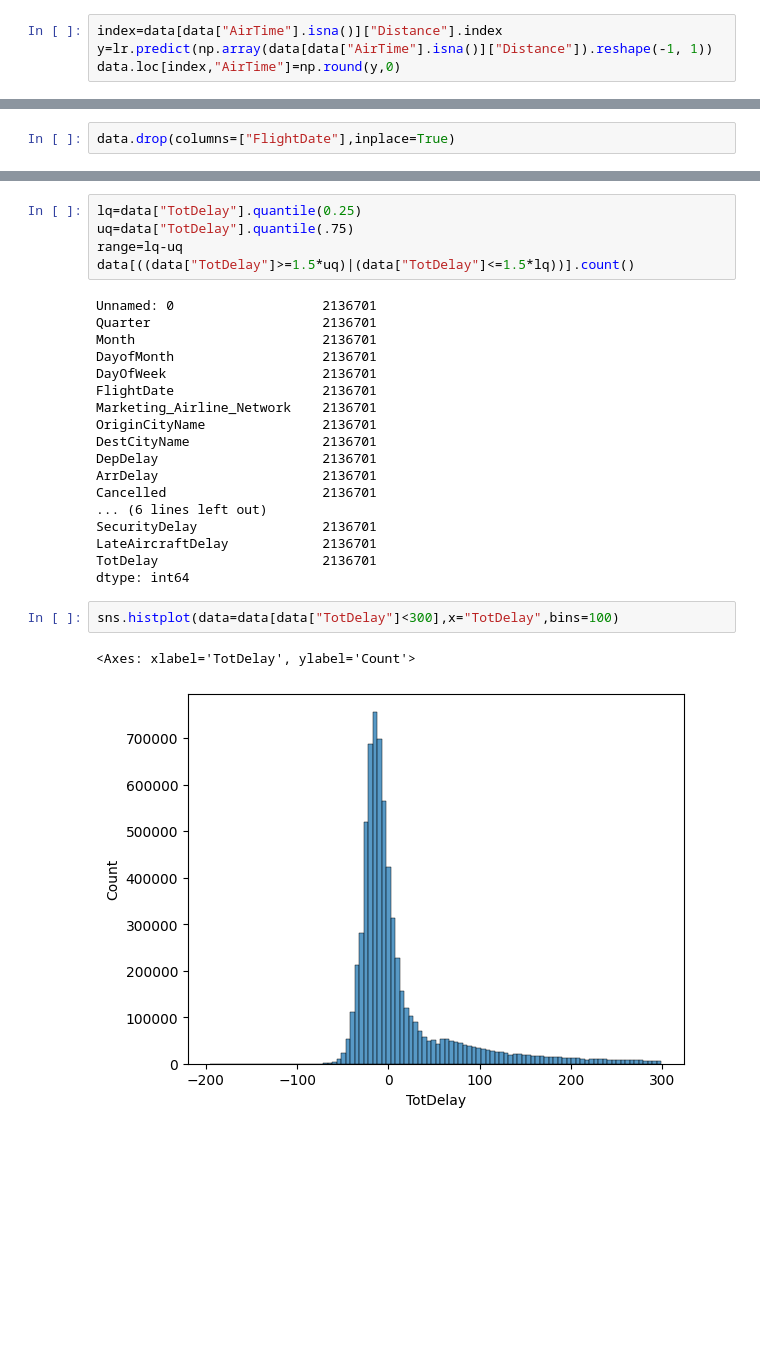
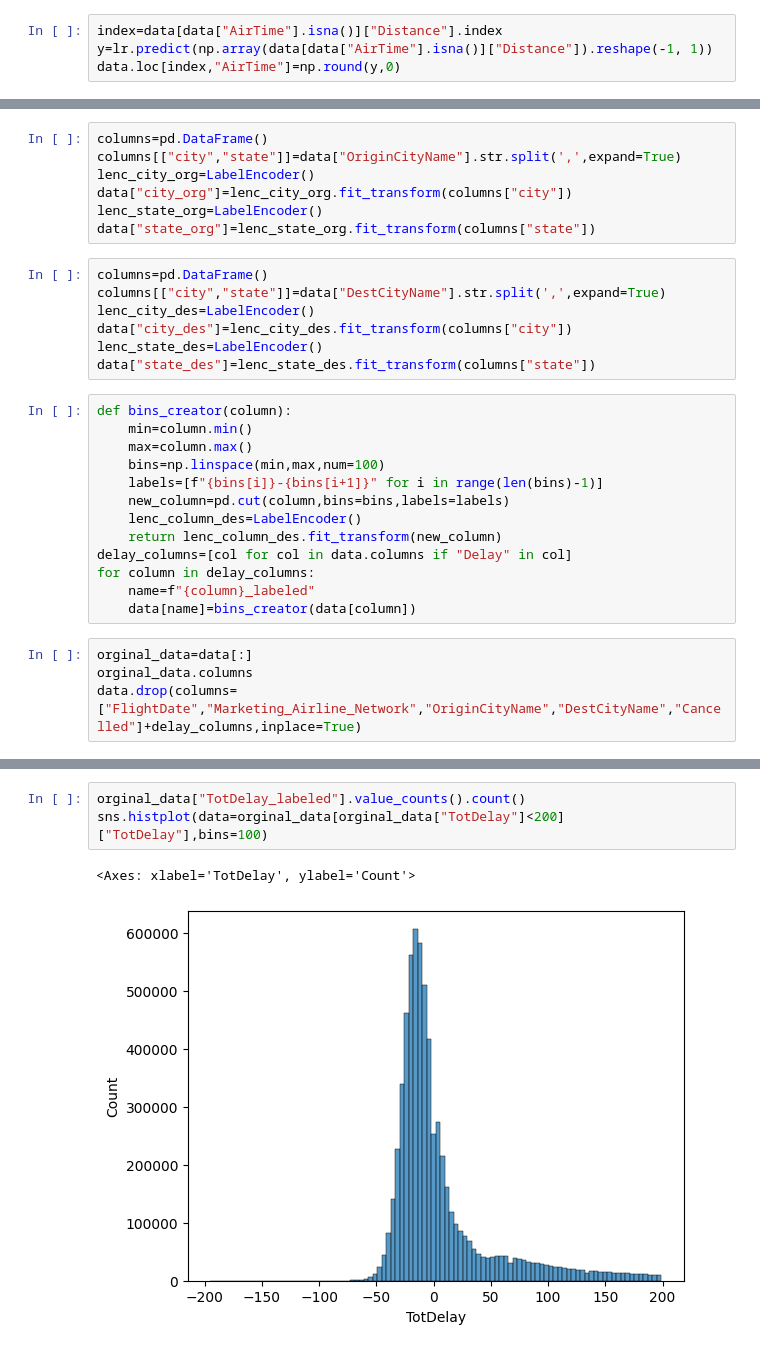
Before and after one commit to Ahmadreza1972/Machine-Learning, a Jupyter notebook: Flight delay prediction/flight delay detection.ipynb, the cells around one changed output, grey strips where cells are left out. Saved outputs shown, nothing was run; the diff lists cells and outputs as text; blank space fills up the shorter version.

```diff
--- a/Flight delay prediction/flight delay detection.ipynb
+++ b/Flight delay prediction/flight delay detection.ipynb
@@ -106,2 +108,31 @@ NameError: name 'data' is not defined
+# %%
+columns=pd.DataFrame()
+columns[["city","state"]]=data["OriginCityName"].str.split(',',expand=True)
+lenc_city_org=LabelEncoder()
+data["city_org"]=lenc_city_org.fit_transform(columns["city"])
+lenc_state_org=LabelEncoder()
+data["state_org"]=lenc_state_org.fit_transform(columns["state"])
+# %%
+columns=pd.DataFrame()
+columns[["city","state"]]=data["DestCityName"].str.split(',',expand=True)
+lenc_city_des=LabelEncoder()
+data["city_des"]=lenc_city_des.fit_transform(columns["city"])
+lenc_state_des=LabelEncoder()
+data["state_des"]=lenc_state_des.fit_transform(columns["state"])
+# %%
+def bins_creator(column):
+    min=column.min()
+    max=column.max()
+    bins=np.linspace(min,max,num=100)
+    labels=[f"{bins[i]}-{bins[i+1]}" for i in range(len(bins)-1)]
+    new_column=pd.cut(column,bins=bins,labels=labels)
+    lenc_column_des=LabelEncoder()
+    return lenc_column_des.fit_transform(new_column)
+delay_columns=[col for col in data.columns if "Delay" in col]
+for column in delay_columns:
+    name=f"{column}_labeled"
+    data[name]=bins_creator(data[column])
 # %%
-data.drop(columns=["FlightDate"],inplace=True)
+orginal_data=data[:]
+orginal_data.columns
+data.drop(columns=["FlightDate","Marketing_Airline_Network","OriginCityName","DestCityName","Cancelled"]+delay_columns,inplace=True)
@@ -125,28 +139,6 @@ sns.boxplot(data=data[data["TotDelay"]<300],x="TotDelay")
-# %%
-lq=data["TotDelay"].quantile(0.25)
-uq=data["TotDelay"].quantile(.75)
-range=lq-uq
-data[((data["TotDelay"]>=1.5*uq)|(data["TotDelay"]<=1.5*lq))].count()
-# %% [output]
-Unnamed: 0                   2136701
-Quarter                      2136701
-Month                        2136701
-DayofMonth                   2136701
-DayOfWeek                    2136701
-FlightDate                   2136701
-Marketing_Airline_Network    2136701
-OriginCityName               2136701
-DestCityName                 2136701
-DepDelay                     2136701
-ArrDelay                     2136701
-Cancelled                    2136701
-... (6 lines left out)
-SecurityDelay                2136701
-LateAircraftDelay            2136701
-TotDelay                     2136701
-dtype: int64
 # %%
-sns.histplot(data=data[data["TotDelay"]<300],x="TotDelay",bins=100)
+orginal_data["TotDelay_labeled"].value_counts().count()
+sns.histplot(data=orginal_data[orginal_data["TotDelay"]<200]["TotDelay"],bins=100)
 # %% [output]
 <Axes: xlabel='TotDelay', ylabel='Count'>
-[figure, old version]
+[figure, new version]
```
Also changed, not shown: parts of 15 cells of this notebook.
